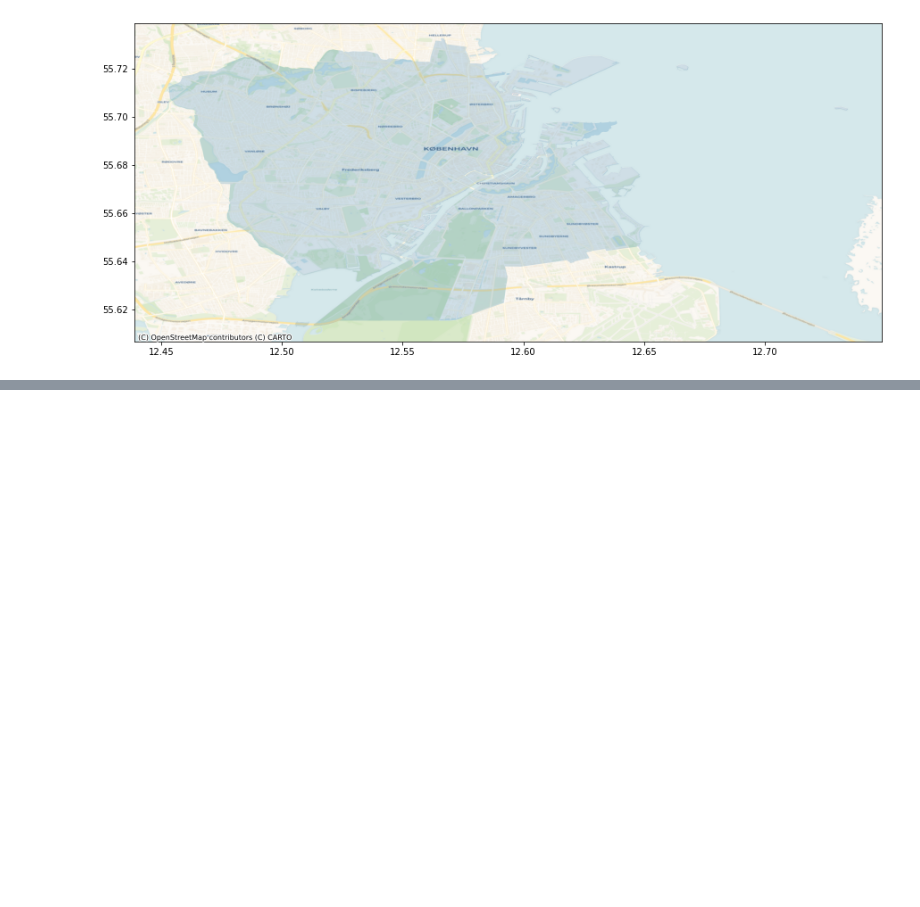
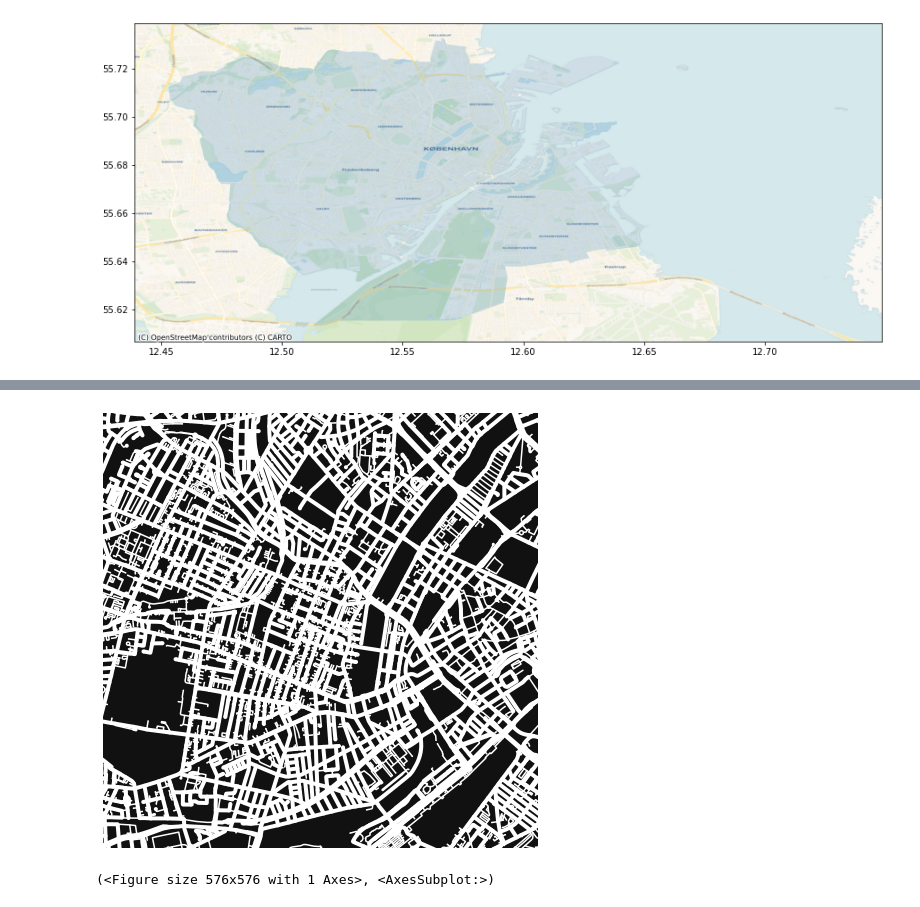
Before and after one commit to Marcus-Friis/geospatial-exam, a Jupyter notebook: hyggebike.ipynb, the cells around one changed output, grey strips where cells are left out. Saved outputs shown, nothing was run; the diff lists cells and outputs as text; code cells hidden in the pictures; blank space fills up the shorter version.

```diff
--- a/hyggebike.ipynb
+++ b/hyggebike.ipynb
@@ -41,0 +39,5 @@ ax.set_yscale('log')
+# %%
+ox.plot.plot_figure_ground(G, dist=2000)
+# %% [output]
+[figure, added]
+(<Figure size 576x576 with 1 Axes>, <AxesSubplot:>)
```
Also changed, not shown: parts of 9 cells of this notebook, 2 other files.
